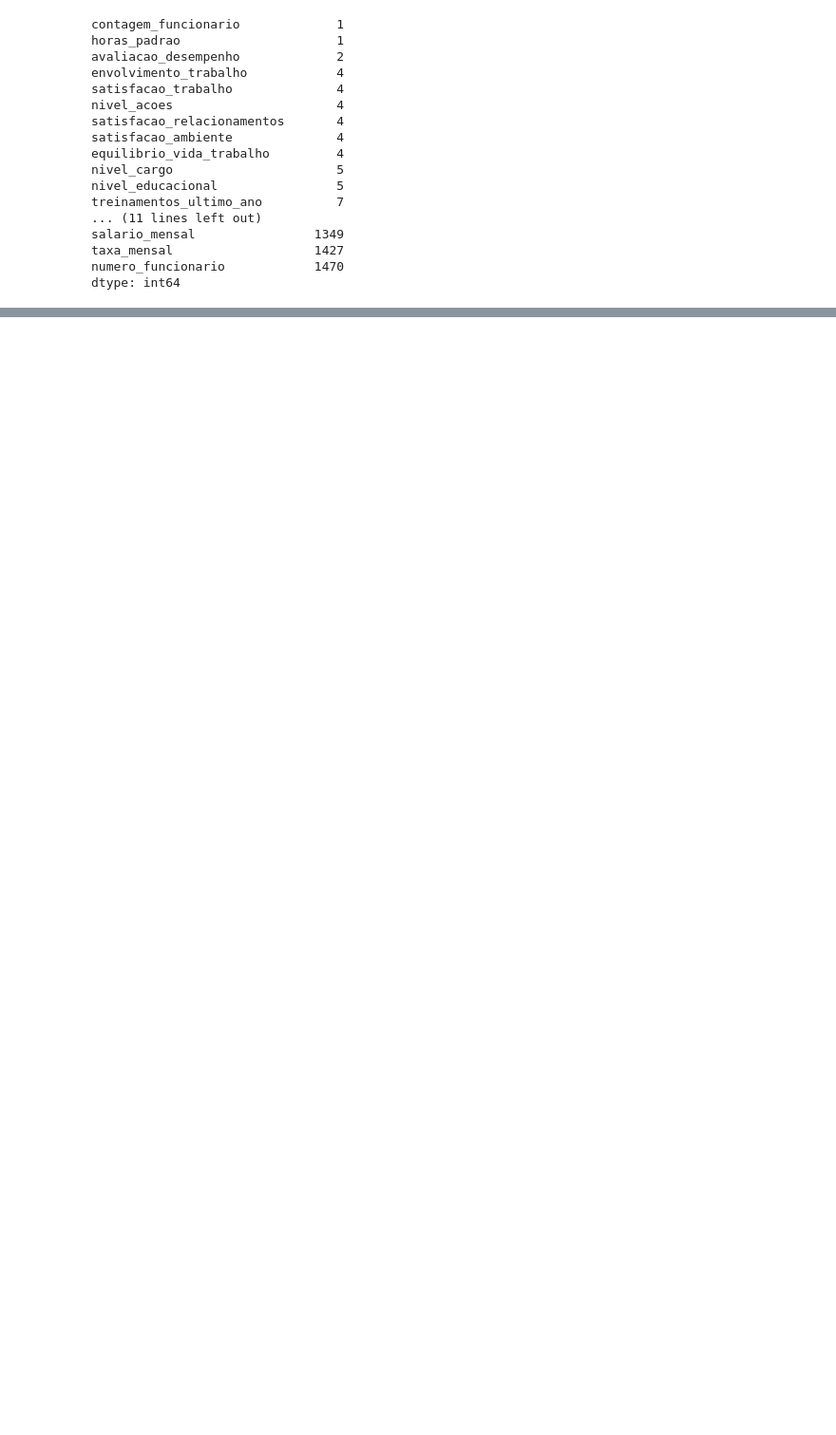
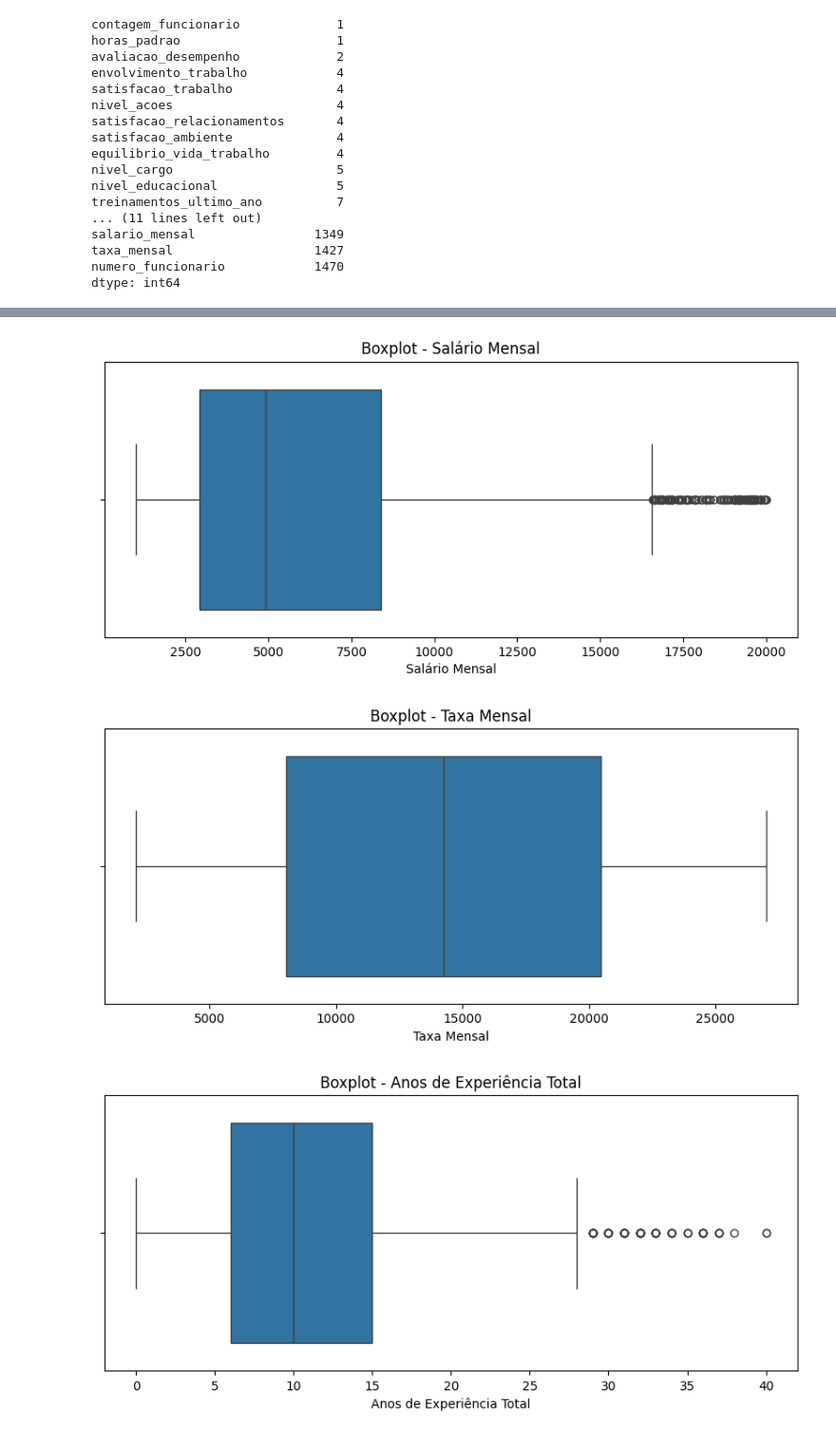
Before and after one commit to marianamartins228/ProjetoBootcampRestart2025, a Jupyter notebook: Projeto_Bootcamp_Restart_Data_Girls_2025.ipynb, the cells around one changed output, grey strips where cells are left out. Shown at 95% size. Drawn from its saved outputs; the diff is of its cells as text; code cells hidden in the pictures; blank space fills up the shorter version.

```diff
--- a/Projeto_Bootcamp_Restart_Data_Girls_2025.ipynb
+++ b/Projeto_Bootcamp_Restart_Data_Girls_2025.ipynb
@@ -291,3 +268,0 @@ Em primeiro lugar, identifiquei outras duas variáveis redundantes, que não ser
-# %%
-df = df.drop(['contagem_funcionario', 'horas_padrao'], axis=1)
-# colocar aqui o print da tela pra mostrar q nao tem mais essas variaveis
@@ -296,0 +474,46 @@ nivel_educacional
+# %%
+# Boxplot - Salário Mensal
+plt.figure(figsize=(10, 4))
+sns.boxplot(x=df['salario_mensal'])
+plt.title('Boxplot - Salário Mensal')
+plt.xlabel('Salário Mensal')
+plt.show()
+
+# Boxplot - Taxa Mensal
+plt.figure(figsize=(10, 4))
+sns.boxplot(x=df['taxa_mensal'])
+plt.title('Boxplot - Taxa Mensal')
+plt.xlabel('Taxa Mensal')
+plt.show()
+
+# Boxplot - Anos de Experiência Total
+plt.figure(figsize=(10, 4))
+sns.boxplot(x=df['anos_experiencia_total'])
+plt.title('Boxplot - Anos de Experiência Total')
+plt.xlabel('Anos de Experiência Total')
+plt.show()
+
+# Boxplot - Anos na Empresa
+plt.figure(figsize=(10, 4))
+sns.boxplot(x=df['anos_empresa'])
+plt.title('Boxplot - Anos na Empresa')
+plt.xlabel('Anos na Empresa')
+plt.show()
+
+# Boxplot - Anos desde a Última Promoção
+plt.figure(figsize=(10, 4))
+sns.boxplot(x=df['anos_desde_ultima_promocao'])
+plt.title('Boxplot - Anos Desde a Última Promoção')
+plt.xlabel('Anos Desde a Última Promoção')
+plt.show()
+
+# Boxplot - Número de Empresas Anteriores
+plt.figure(figsize=(10, 4))
+sns.boxplot(x=df['num_empresas_anteriores'])
+plt.title('Boxplot - Número de Empresas Anteriores')
+plt.xlabel('Número de Empresas Anteriores')
+plt.show()
+# %% [output]
+[figure, added]
+[figure, added]
+[figure, added]
```
Also changed, not shown: parts of 28 cells of this notebook.
